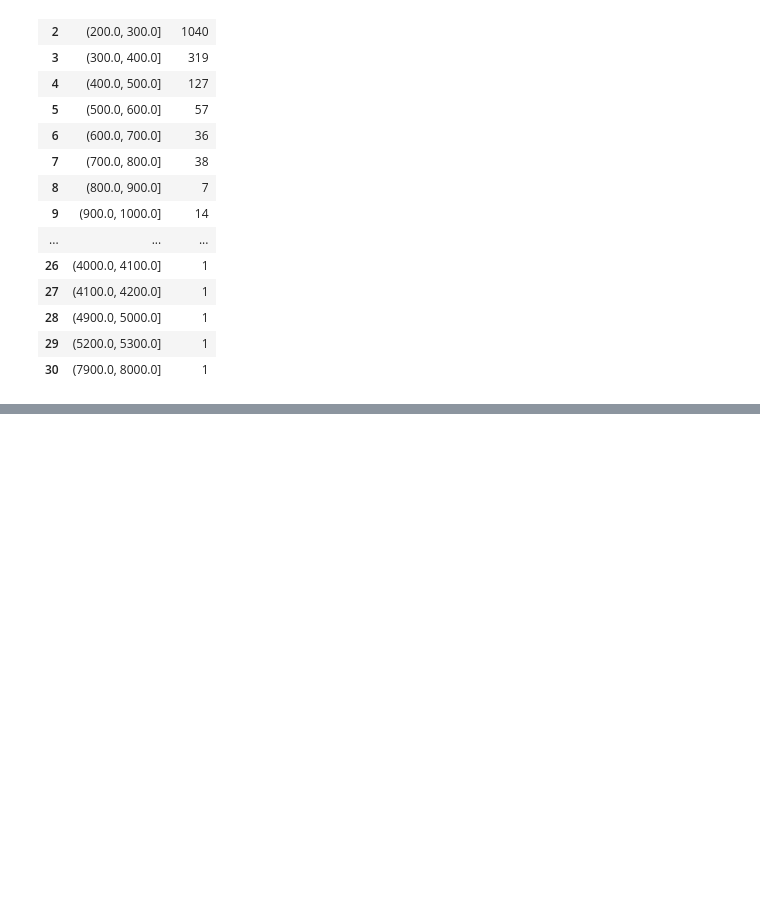
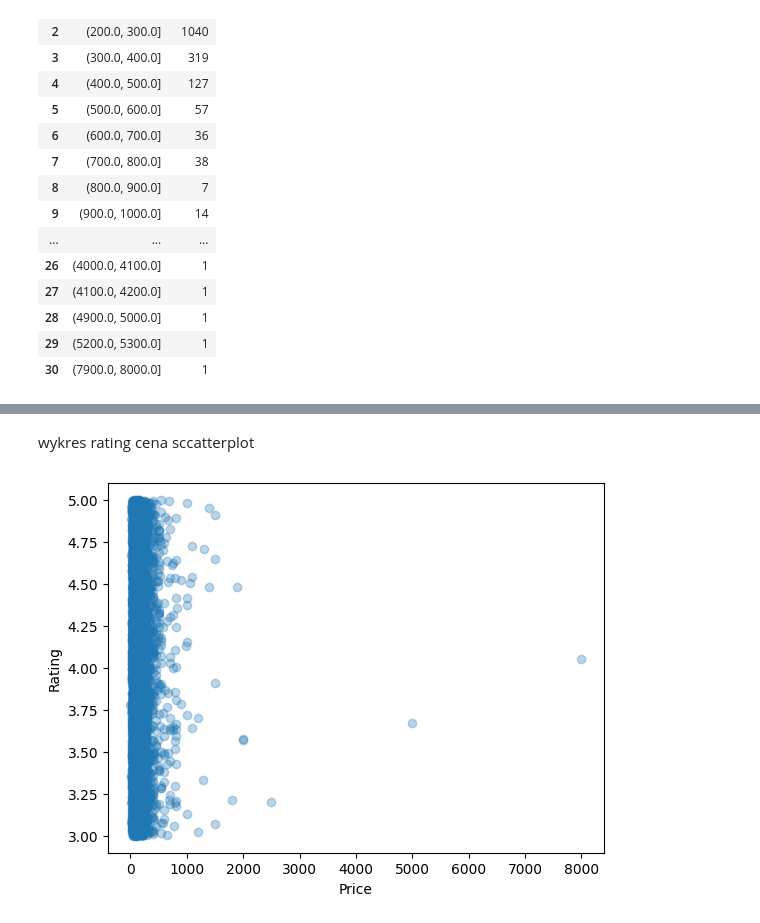
Before and after one commit to piotr18szymanski-jpg/Data_Analysis_Workshops, a Jupyter notebook: Cleaning_Data_in_Python_live_session.ipynb, the cells around one changed output, grey strips where cells are left out. Drawn from its saved outputs; the diff is of its cells as text; code cells hidden in the pictures; blank space fills up the shorter version.

```diff
--- a/Cleaning_Data_in_Python_live_session.ipynb
+++ b/Cleaning_Data_in_Python_live_session.ipynb
@@ -913,0 +895,9 @@ plt.hist(airbnb['price'], kde=True, bins = 20, alpha = 0.5, color=)
+# %% [markdown]
+wykres rating cena sccatterplot
+# %%
+plt.scatter(airbnb['price'], airbnb['rating'], alpha=0.3)
+plt.xlabel('Price')
+plt.ylabel('Rating')
+plt.show()
+# %% [output]
+[figure, added]
```
Also changed, not shown: parts of 12 cells of this notebook, 2 other files.
